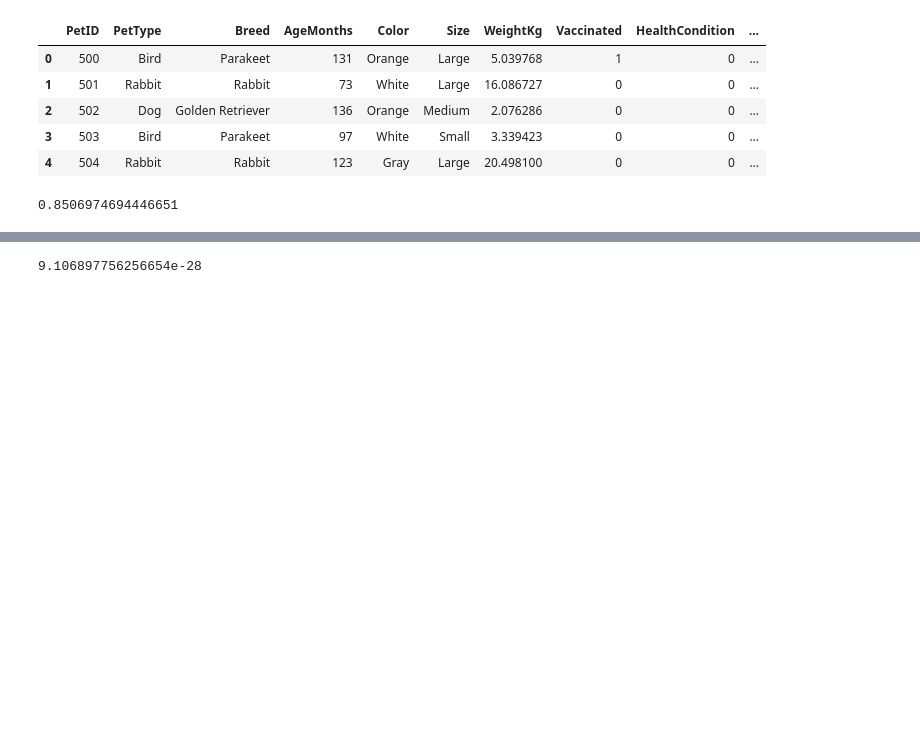
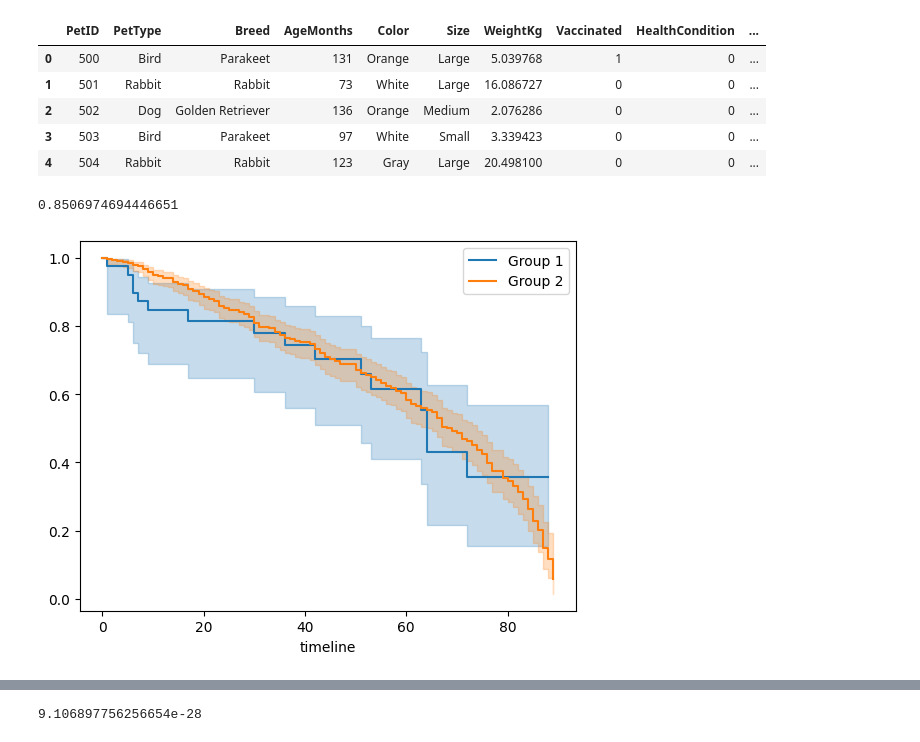
Before and after one commit to tsents/Statistical-Theory-Project, a Jupyter notebook: censored.ipynb, the cells around one changed output, grey strips where cells are left out. Drawn from its saved outputs; the diff is of its cells as text; code cells hidden in the pictures; blank space fills up the shorter version.

```diff
--- a/censored.ipynb
+++ b/censored.ipynb
@@ -64,21 +64,22 @@ def filter_pets(df, pet_type=None, breed=None, max_age_months=None, color=None,
 # %%
 from lifelines.statistics import logrank_test
 from lifelines.statistics import KaplanMeierFitter
 
 
 group1,group2 = filter_pets(data_frame,pet_type='Dog',color='White',size='Small')
-# kmf = KaplanMeierFitter()
+kmf = KaplanMeierFitter()
 
-# kmf.fit(group1['TimeInShelterDays'], group1['AdoptionLikelihood'], label='Group 1')
-# kmf.plot(ci_show=True)
+kmf.fit(group1['TimeInShelterDays'], group1['AdoptionLikelihood'], label='Group 1')
+kmf.plot(ci_show=True)
 
-# kmf.fit(group2['TimeInShelterDays'], group2['AdoptionLikelihood'], label='Group 2')
-# kmf.plot(ci_show=True)
+kmf.fit(group2['TimeInShelterDays'], group2['AdoptionLikelihood'], label='Group 2')
+kmf.plot(ci_show=True)
 
 results = logrank_test(group1['TimeInShelterDays'], group2['TimeInShelterDays'], group1['AdoptionLikelihood'], group2['AdoptionLikelihood'])
 
 results.p_value
 # %% [output]
 0.8506974694446651
+[figure, added]
 # %%
 group1,group2 = filter_pets(data_frame,pet_type='Cat',color='Orange')
```
Also changed, not shown: parts of 18 cells of this notebook.
